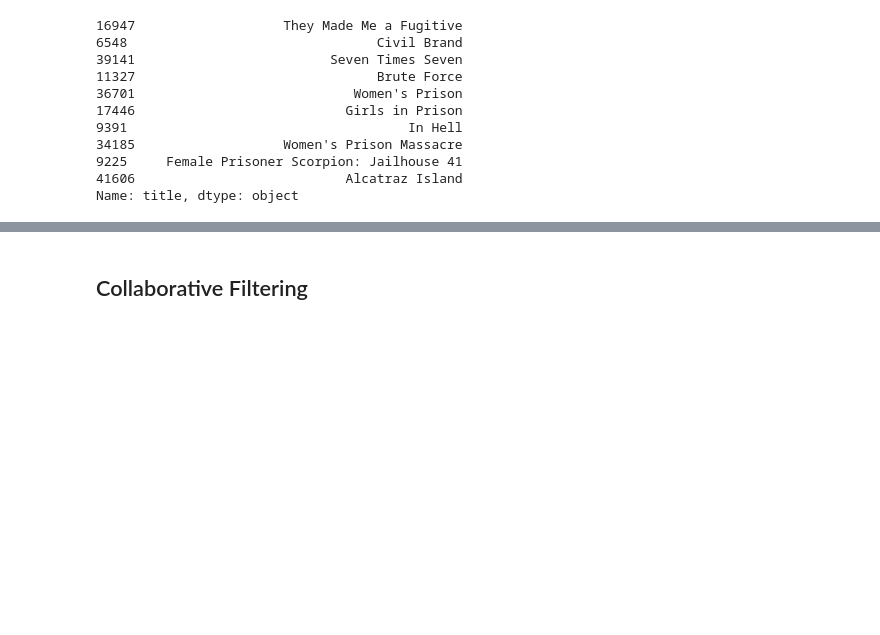
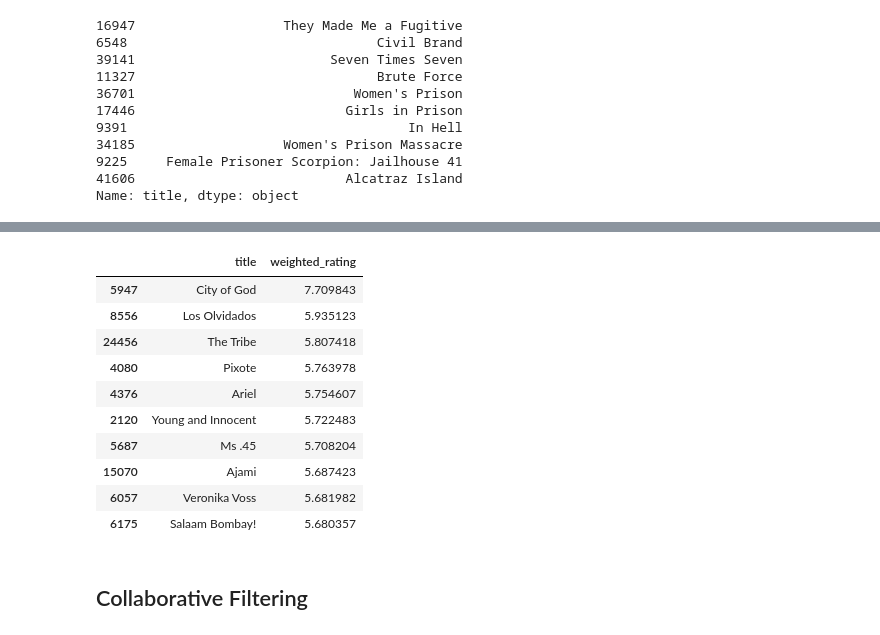
Before and after one commit to ramanxg/Movie-Recommender, a Jupyter notebook: MovieRecommender.ipynb, the cells around one changed output, grey strips where cells are left out. Saved outputs shown, nothing was run; the diff lists cells and outputs as text; code cells hidden in the pictures; blank space fills up the shorter version.

```diff
--- a/MovieRecommender.ipynb
+++ b/MovieRecommender.ipynb
@@ -293 +301,15 @@ Name: title, dtype: object
+# %%
+get_recommendations('The Shawshank Redemption', cosine_sim2)[['title', 'weighted_rating']]
+# %% [output]
+|  | title | weighted_rating |
+| 5947 | City of God | 7.709843 |
+| 8556 | Los Olvidados | 5.935123 |
+| 24456 | The Tribe | 5.807418 |
+| 4080 | Pixote | 5.763978 |
+| 4376 | Ariel | 5.754607 |
+| 2120 | Young and Innocent | 5.722483 |
+| 5687 | Ms .45 | 5.708204 |
+| 15070 | Ajami | 5.687423 |
+| 6057 | Veronika Voss | 5.681982 |
+| 6175 | Salaam Bombay! | 5.680357 |
 # %%
```
Also changed, not shown: parts of 15 cells of this notebook.
